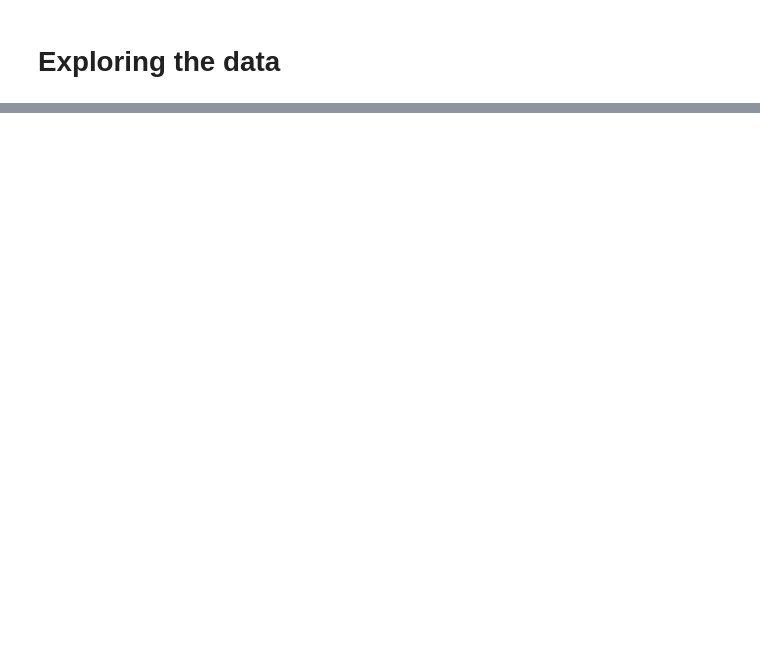
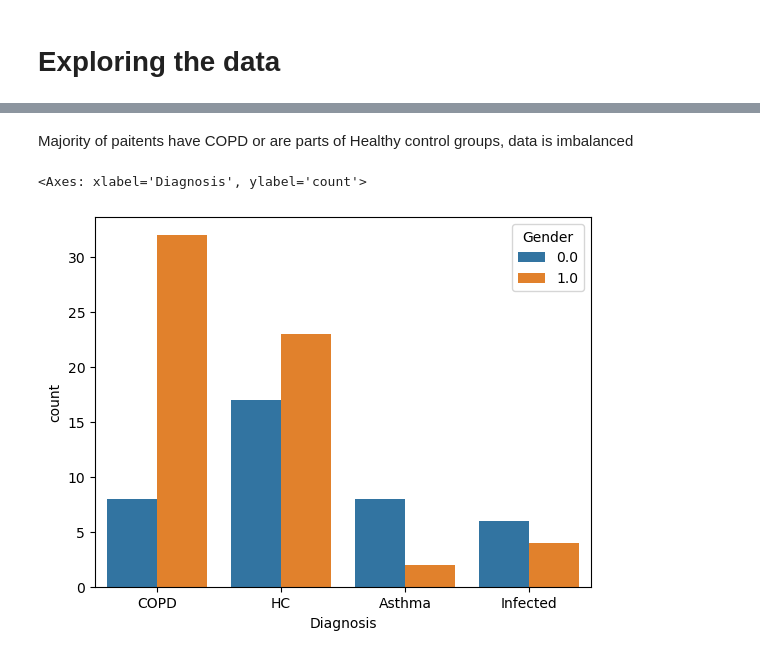
Before and after one commit to ThankiJay/Exasens, a Jupyter notebook: EDA.ipynb, the cells around one changed output, grey strips where cells are left out. Drawn from its saved outputs; the diff is of its cells as text; code cells hidden in the pictures; blank space fills up the shorter version.

```diff
--- a/EDA.ipynb
+++ b/EDA.ipynb
@@ -18,0 +30,7 @@ TypeError: read_csv() got an unexpected keyword argument 'ignore_index'
+# %% [markdown]
+Majority of paitents have COPD or are parts of Healthy control groups, data is imbalanced
+# %%
+sns.countplot(data, x = 'Diagnosis', hue = 'Gender')
+# %% [output]
+<Axes: xlabel='Diagnosis', ylabel='count'>
+[figure, added]
```
Also changed, not shown: parts of 22 cells of this notebook, 5 other files.
